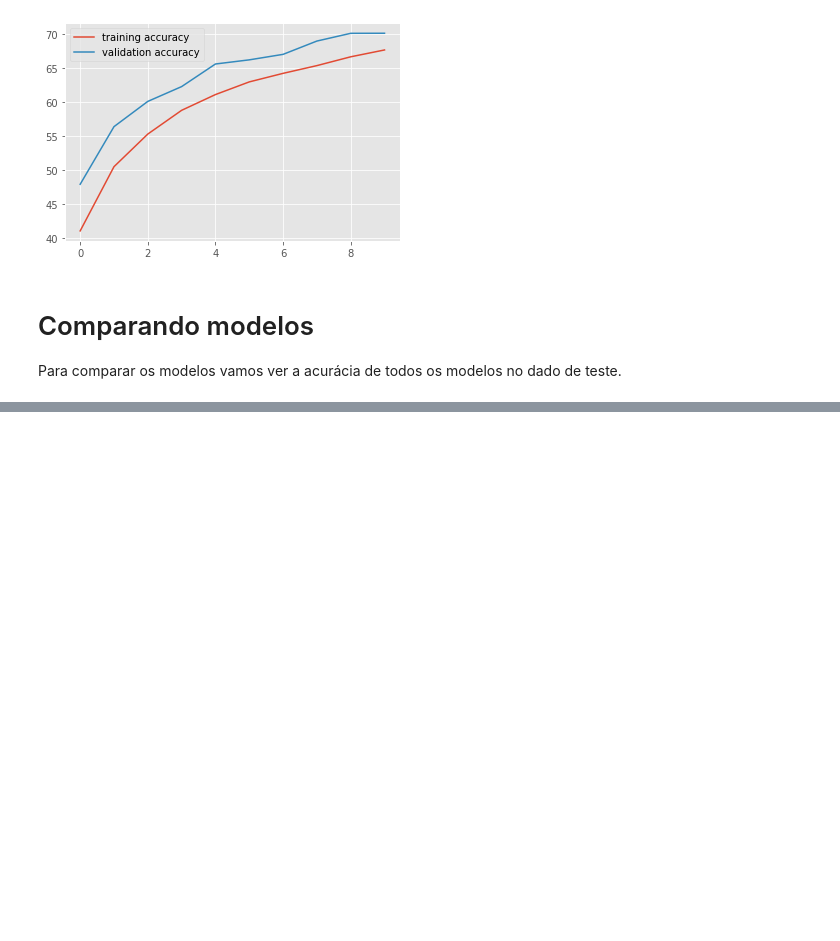
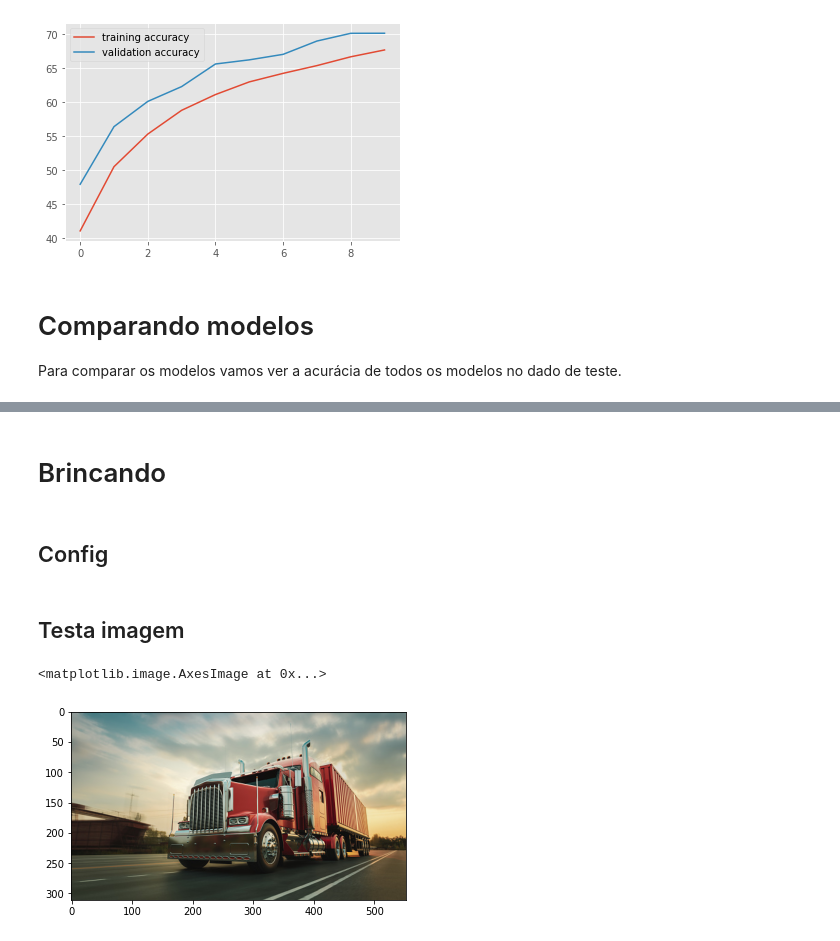
Before and after one commit to NicolasM3/final_TIC, a Jupyter notebook: versao_final.ipynb, the cells around one changed output, grey strips where cells are left out. Cells and saved outputs as stored; diff of their text form; code cells hidden in the pictures; blank space fills up the shorter version.

```diff
--- a/versao_final.ipynb
+++ b/versao_final.ipynb
@@ -624,0 +643,4 @@ Como síntese, iremos criar um último modelo que englobará as principais quali
+# %% [markdown]
+# Brincando
+# %% [markdown]
+## Config
@@ -624,0 +660,10 @@ Como síntese, iremos criar um último modelo que englobará as principais quali
+# %% [markdown]
+## Testa imagem
+# %%
+url = 'https://media.istockphoto.com/photos/the-truck-runs-on-the-highway-with-speed-picture-id1249888857?b=1&k=20&m=1249888857&s=170667a&w=0&h=YZ5PSzTuORIOIfbBLNEj6Ev69MOw8vz0Z8QCjkgja4E='
+response = requests.get(url, stream = True)
+img = Image.open(response.raw).convert('RGB')
+plt.imshow(img)
+# %% [output]
+<matplotlib.image.AxesImage at 0x...>
+[figure, added]
```
Also changed, not shown: parts of 16 cells of this notebook.
